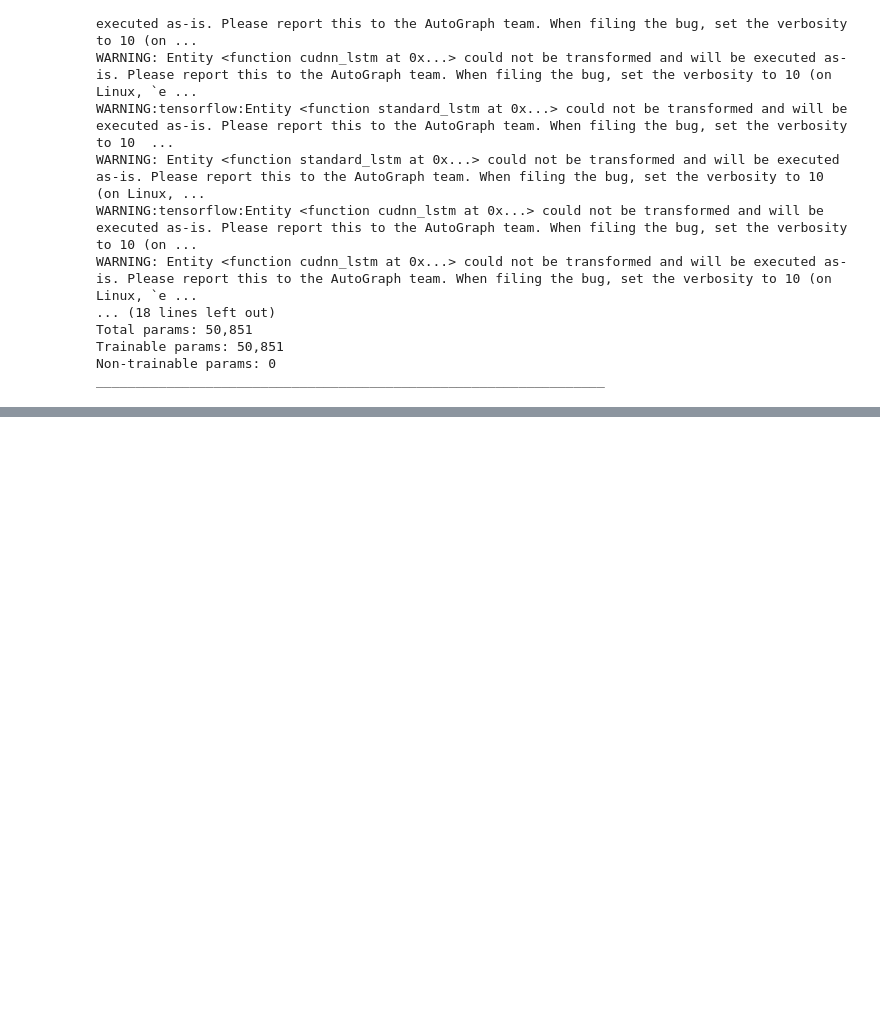
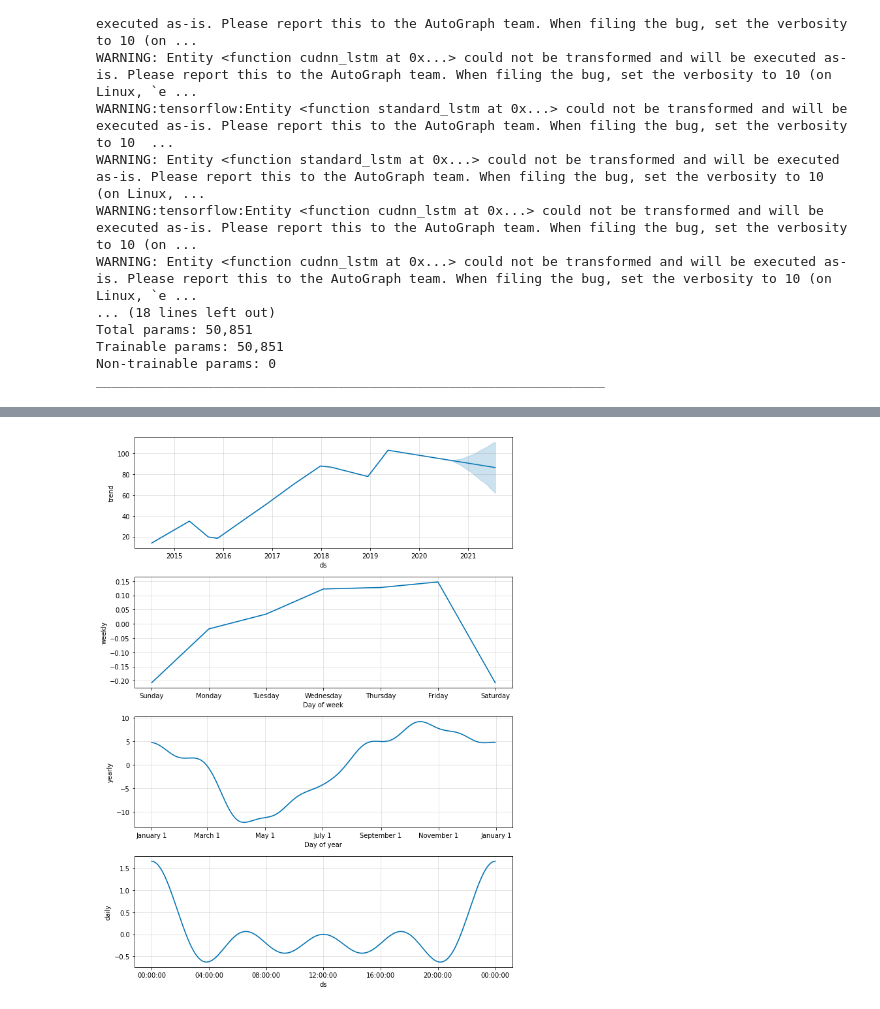
Before and after one commit to hiepvg1999/StockDataPrediction, a Jupyter notebook: PredictStockPrice.ipynb, the cells around one changed output, grey strips where cells are left out. Cells and saved outputs as stored; diff of their text form; code cells hidden in the pictures; blank space fills up the shorter version.

```diff
--- a/PredictStockPrice.ipynb
+++ b/PredictStockPrice.ipynb
@@ -193,0 +270,5 @@ Stock price 30/04/2020 of MWG :  61.243984
+# %%
+m.plot_components(prediction)
+plt.show()
+# %% [output]
+[figure, added]
```
Also changed, not shown: parts of 13 cells of this notebook, 3 other files.
